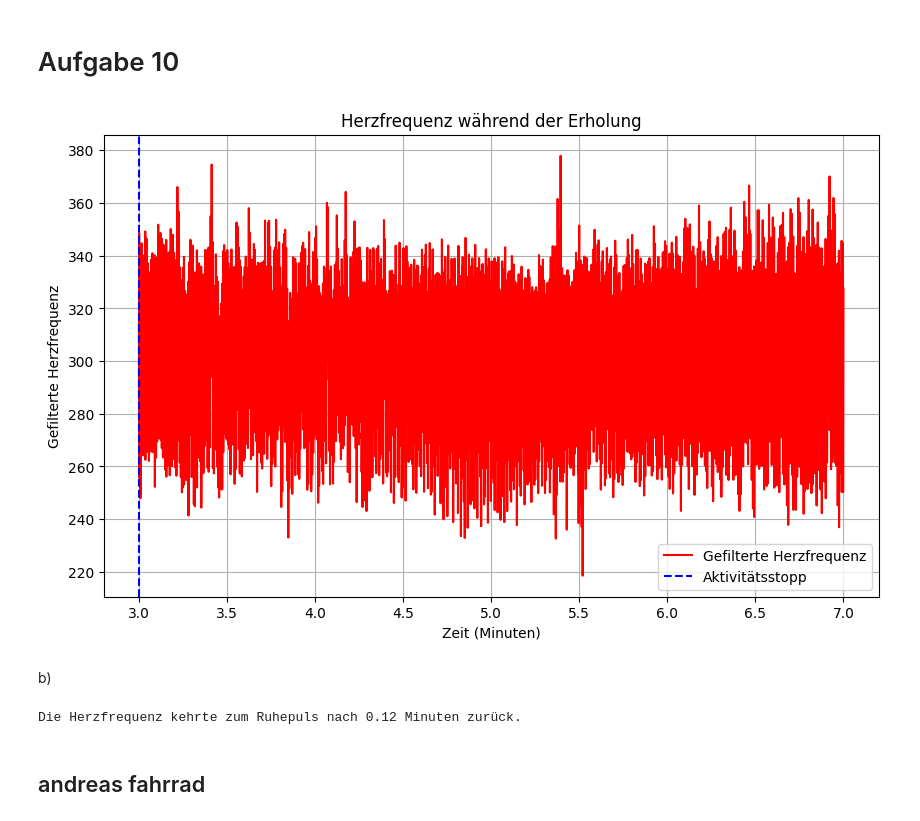
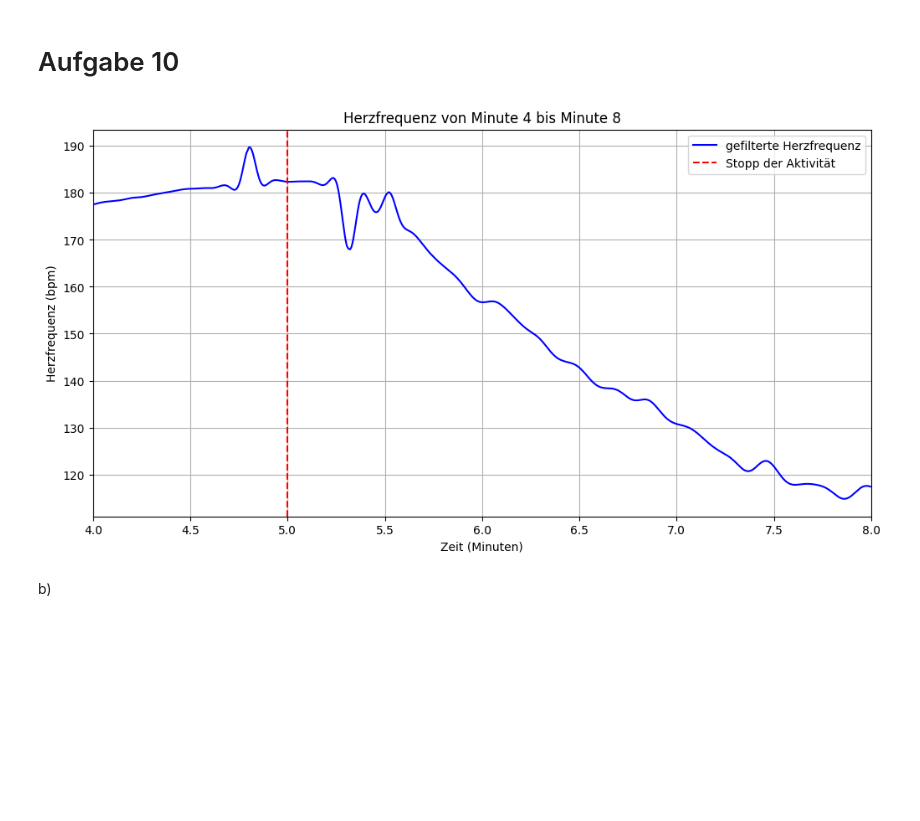
Before and after one commit to VPaulineC/Praktikum-2, a Jupyter notebook: Praktikum_2.ipynb, the cells around one changed output. Drawn from its saved outputs; the diff is of its cells as text; code cells hidden in the pictures; blank space fills up the shorter version.

```diff
--- a/Praktikum_2.ipynb
+++ b/Praktikum_2.ipynb
@@ -452,55 +463,28 @@ Die Dynamik des Herzfrequenzanstiegs zeigt sich, weil der Körper Zeit benötigt
 **Cardiac Output (Herzzeitvolumen)** beschreibt das Volumen des Blutes, das das Herz pro Minute pumpt. Eine plötzliche Aktivierung der Muskulatur führt nicht sofort zu einer Änderung des Cardiac Outputs, da es Zeit benötigt, bis das Herz auf den erhöhten Sauerstoffbedarf reagiert. Der initiale Anstieg ist durch neuromuskuläre und hormonelle Signale vermittelt, die eine verzögerte Reaktion des Herz-Kreislauf-Systems zur Folge haben.
 # %% [markdown]
 # Aufgabe 10
-# %%
-#Es Funktioniert Pauline
-#  Definiere den Zeitraum für das Plotten der ersten 4 Minuten nach dem Aktivitätsstopp
-start_time = 3 * 60 * 1000  # 3 Minuten in Millisekunden
-end_time = start_time + 4 * 60 * 1000  # 4 Minuten später in Millisekunden
-
-# Filtere die Daten im angegebenen Zeitraum
-mask = (df['Millis'] >= start_time) & (df['Millis'] <= end_time)
-time_ms_activity = time_ms[mask]
-ecg_filtered_activity = ecg_filtered[mask]
-
-# Plotten der gefilterten Herzfrequenz
-plt.figure(figsize=(10, 6))
-plt.plot(time_ms_activity, ecg_filtered_activity, label='Gefilterte Herzfrequenz', color='red')
-plt.axvline(x=(start_time / (1000 * 60)), color='blue', linestyle='--', label='Aktivitätsstopp')
-plt.title('Herzfrequenz während der Erholung')
-plt.xlabel('Zeit (Minuten)')
-plt.ylabel('Gefilterte Herzfrequenz')
-plt.legend()
-plt.grid()
-plt.show()
-# %% [output]
-[figure, removed]
+# %%
+start_time = 4  # Startzeit in Minuten
+end_time = 8  # Endzeit in Minuten
+mask = (heart_rate_time >= start_time) & (heart_rate_time <= end_time)
+heart_rate_time_segment = heart_rate_time[mask]
+heart_rate_filt_segment = heart_rate_filt[mask]
+
+# Plot der Herzfrequenz (4 bis 8 Minuten)
+plt.figure(figsize=(12, 6))
+plt.plot(heart_rate_time_segment, heart_rate_filt_segment, label='gefilterte Herzfrequenz', color='b')
+
+# Markierung bei Minute 5
+plt.axvline(x=5, color='r', linestyle='--', label='Stopp der Aktivität')
+
+plt.title('Herzfrequenz von Minute 4 bis Minute 8')
+plt.xlabel('Zeit (Minuten)')
+plt.ylabel('Herzfrequenz (bpm)')
+plt.legend()
+plt.grid()
+plt.xlim([start_time, end_time])  # Begrenzung auf 4 bis 8 Minuten
+plt.show()
+# %% [output]
+[figure, added]
 # %% [markdown]
 b)
-# %%
-# Bestimmen des Ruhepulses: Durchschnitt der ersten 7 Minuten (bis zum start_index)
-start_index = int(7 * 60 * 1000 / (df['Millis'][1] - df['Millis'][0]))  # Umrechnung in Index für 7 Minuten
-resting_heart_rate = ecg_filtered[:start_index].mean()  # Durchschnitt des Ruhepulses vor der Aktivität
-
-# Jetzt filtern wir die Daten für den Zeitraum nach der Aktivität (ab Minute 7)
-start_time = 7 * 60 * 1000  # 7 Minuten in Millisekunden
-end_time = start_time + 4 * 60 * 1000  # 4 Minuten später, um 4 Minuten der Erholung zu betrachten
-
-# Filtern der Daten im Zeitraum nach Minute 7
-mask = (df['Millis'] >= start_time) & (df['Millis'] <= end_time)
-time_ms_activity = pd.Series(time_ms[mask]).reset_index(drop=True)
-ecg_filtered_activity = pd.Series(ecg_filtered[mask]).reset_index(drop=True)
-
-# Suchen des Zeitpunkts, an dem die Herzfrequenz den Ruhepuls wieder erreicht
-recovery_index = np.where(ecg_filtered_activity <= resting_heart_rate)[0]
-
-# Sicherstellen, dass es einen Index gibt, der den Ruhepuls überschreitet
-if len(recovery_index) > 0:
-    recovery_time = time_ms_activity[recovery_index[0]]  # Der erste Zeitpunkt, an dem der Ruhepuls erreicht wird
-    print(f"Die Herzfrequenz kehrte zum Ruhepuls nach {recovery_time / 60:.2f} Minuten zurück.")
-else:
-    print("Die Herzfrequenz hat den Ruhepuls innerhalb des beobachteten Zeitraums nicht erreicht.")
-# %% [output]
-Die Herzfrequenz kehrte zum Ruhepuls nach 0.12 Minuten zurück.
-# %% [markdown]
-## andreas fahrrad
```
Also changed, not shown: parts of 19 cells of this notebook, 1 other file.
